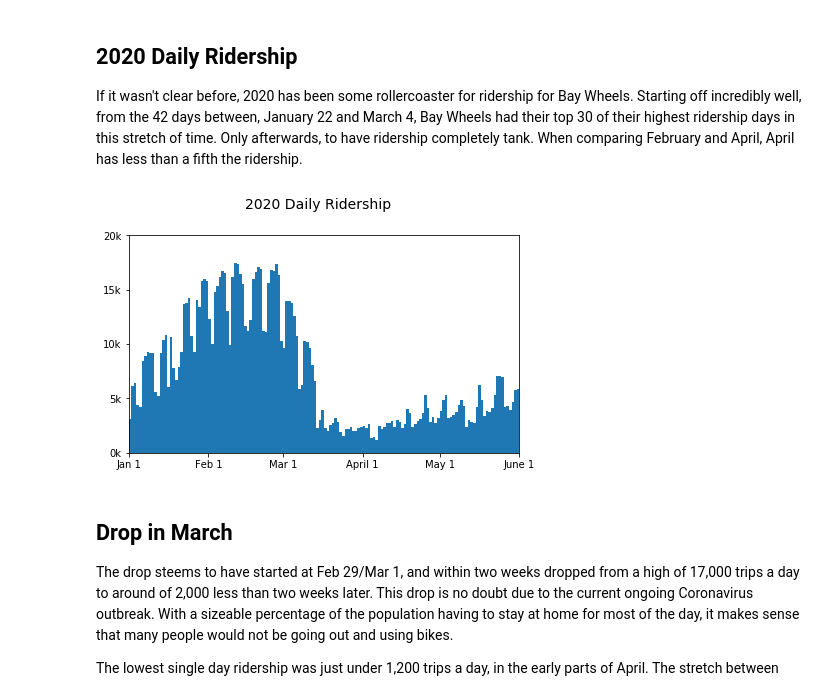
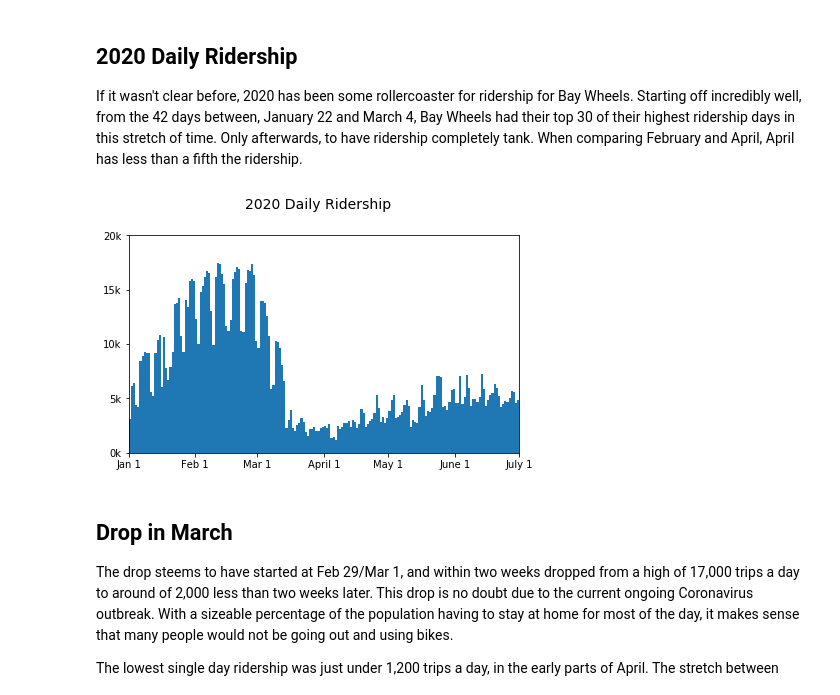
Before and after one commit to MichaelHarjani/BayWheels, a Jupyter notebook: Presentation.ipynb, the cells around one changed output. Cells and saved outputs as stored; diff of their text form; code cells hidden in the pictures.

```diff
--- a/Presentation.ipynb
+++ b/Presentation.ipynb
@@ -58,6 +58,8 @@ y202002 = pd.read_csv('202002-baywheels-tripdata.csv')
 y202003 = pd.read_csv('202003-baywheels-tripdata.csv')
 y202004 = pd.read_csv('202004-baywheels-tripdata.csv')
 y202005 = pd.read_csv('202005-baywheels-tripdata.csv')
+y202006 = pd.read_csv('202006-baywheels-tripdata.csv')
+
 
 # Removing rides that don't belong in their month's dataset
 y202002 = y202002[y202002['start_time'].astype(str).str[5:7] == '02']
@@ -67,7 +69,7 @@ y202003 = y202003[y202003['start_time'].astype(str).str[5:7] == '03']
 oldcols = y2017.append(y201801).append(y201802).append(y201803).append(y201804).append(y201805).append(y201806).append(y201807).append(y201808).append(y201809).append(y201810).append(y201811).append(y201812).append(y201901).append(y201902).append(y201903).append(y201904).append(y201905).append(y201906).append(y201907).append(y201908).append(y201909).append(y201910).append(y201911).append(y201912).append(y202001).append(y202002).append(y202003)
 
 # Combining the new formats together
-newcols = y202004.append(y202005)
+newcols = y202004.append(y202005).append(y202006)
 # %%
 # Renaming the old columns the new terminology or make less wordy
 oldcols.rename(columns={'start_time': 'started_at', 'end_time': 'ended_at',
@@ -492,11 +494,11 @@ for y in years:
     for m in np.arange(1, 12+1, 1):
         yymm_edges.append(dt.date(y, m, 1))
 
-yymm_edges = yymm_edges[6:-6]
+yymm_edges = yymm_edges[6:-5]
 
 yymm_ticks = []
 
-for i in np.arange(0,round(len(yymm_edges) / 6),1):
+for i in np.arange(0,round(len(yymm_edges)/ 6)+1,1):
     yymm_ticks.append(yymm_edges[(i*6)])
 # %% [markdown]
 ## Monthly Ridership
@@ -524,35 +526,36 @@ plt.show();
 y2020_dates = []
 holding = []
 
-y2020_months = np.arange(1,5+1,1)
+y2020_months = np.arange(1,6+1,1)
 y2020_days = np.arange(1, 31+1, 1)
 
 for i in y2020_months:
     for j in y2020_days:
         holding.append([2020,i,j])
 
-#removes what would be feb 30, feb 31 and apr 31
-holding = holding[:60] + holding[62:]
-holding = holding[:121] + holding[122:]
+#removes what would be feb 30, feb 31, apr 31 and june 31
+holding = holding[:60] + holding[62:] # chops off feb 30 and 31
+holding = holding[:121] + holding[122:] # chops april 31
+holding = holding[:-1] # chops june 31
 
 for k in holding:
     y2020_dates.append(dt.date(2020,k[1], k[2]))
 
-y2020_dates.append(dt.date(2020,6,1))
+y2020_dates.append(dt.date(2020,7,1)) # puts in july 1
 # %%
 weekly_ticks = []
 
-for i in np.arange(0,round(len(y2020_dates) / 7),1):
+for i in np.arange(0,round(len(y2020_dates) / 7)+1,1):
     weekly_ticks.append(y2020_dates[i*7])
 
 biweekly_ticks = []
 
-for j in np.arange(0,round(len(y2020_dates) / 14),1):
+for j in np.arange(0,round(len(y2020_dates) / 14)+1,1):
     biweekly_ticks.append(y2020_dates[j*14])
 
 monthly_ticks = []
 
-for k in np.arange(1, 6+1, 1):
+for k in np.arange(1, 7+1, 1):
     monthly_ticks.append(dt.date(2020, k, 1))
 # %% [markdown]
 ## 2020 Daily Ridership
@@ -561,19 +564,19 @@ If it wasn't clear before, 2020 has been some rollercoaster for ridership for Ba
 # %%
 fig = plt.figure(figsize=[7,4])
 fig.suptitle('2020 Daily Ridership', y=1.01, fontsize = 14)
 
 ax = plt.subplot(1,1,1)
 start_date1 = dt.date(2020, 1, 1)
-end_date1 = dt.date(2020, 6, 1)
+end_date1 = dt.date(2020, 7, 1)
 
 plt.hist(data = bikes, x = 'start_date', bins=mpl.dates.date2num(y2020_dates))
 plt.yticks([0,5000, 10000, 15000, 20000], ['0k','5k', '10k', '15k', '20k'])
-plt.xticks(mpl.dates.date2num(monthly_ticks), ['Jan 1', 'Feb 1', 'Mar 1', 'April 1', 'May 1', 'June 1'])
+plt.xticks(mpl.dates.date2num(monthly_ticks), ['Jan 1', 'Feb 1', 'Mar 1', 'April 1', 'May 1', 'June 1', 'July 1'])
 plt.xlim([mpl.dates.date2num(start_date1), mpl.dates.date2num(end_date1)])
 
 plt.show();
 # %% [output]
-[figure, old version]
+[figure, new version]
 # %% [markdown]
 ## Drop in March
 
```
Also changed, not shown: parts of 15 cells of this notebook, 3 other files.
